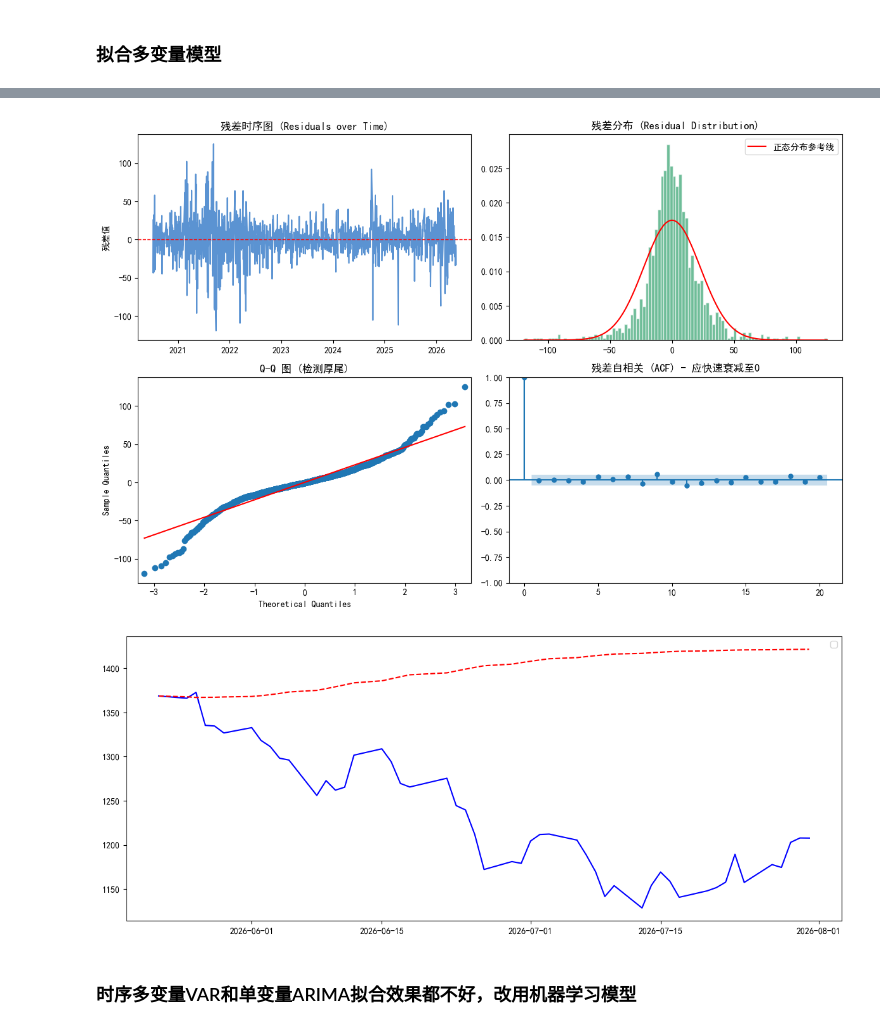
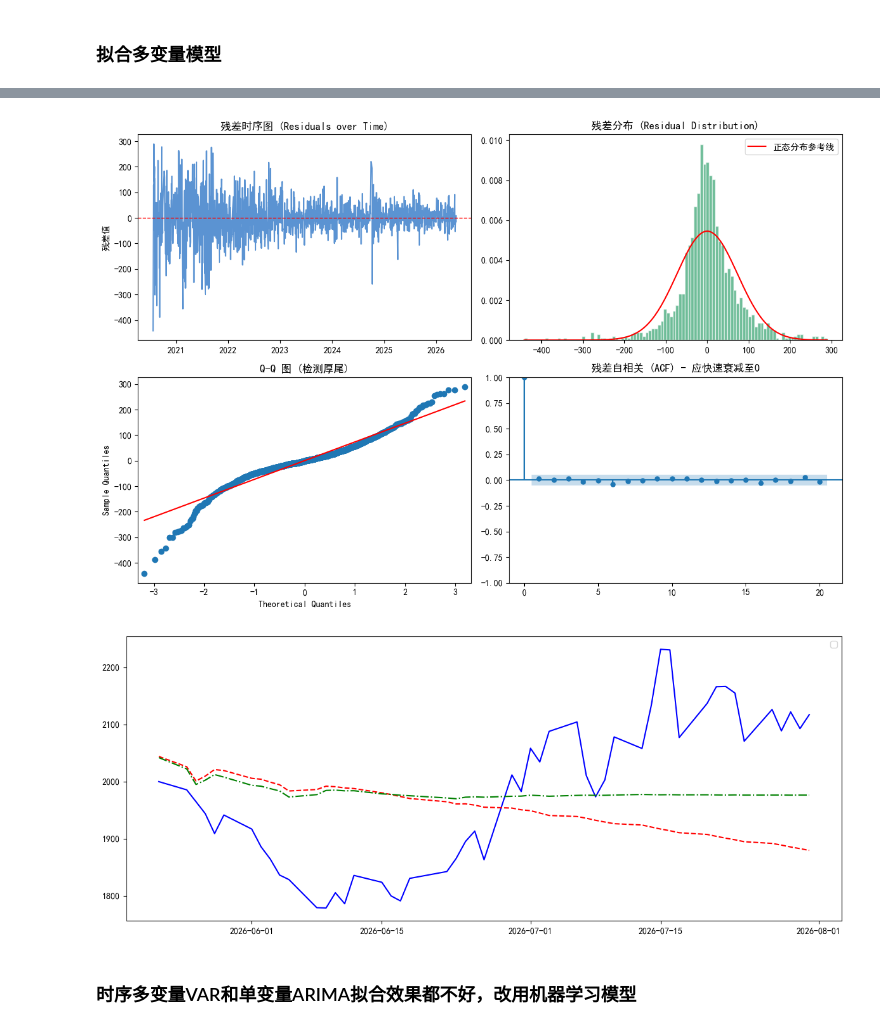
Before and after one commit to Simon-Wendy/analytical, a Jupyter notebook: HealthcareSector/code/healthcareSector.ipynb, the cells around one changed output, grey strips where cells are left out. Drawn from its saved outputs; the diff is of its cells as text; code cells hidden in the pictures.

```diff
--- a/HealthcareSector/code/healthcareSector.ipynb
+++ b/HealthcareSector/code/healthcareSector.ipynb
@@ -42,10 +43,10 @@ plt.rcParams['axes.unicode_minus'] = False    # 正确显示负号
 import warnings
 warnings.filterwarnings('ignore')
 # %%
-# 获取交易股票数据
+# 获取交易股票数据 - 中证生物医药
 lg = bs.login()
 rs = bs.query_history_k_data_plus(
-    "sz.399440",  # 上海市场需加 sh. 前缀
+    "sz.399441",  # 上海市场需加 sh. 前缀
     "date,open,high,low,close,volume",
     start_date="2020-01-01",
     end_date="2026-7-31"
@@ -767,7 +768,7 @@ def adf_test(series,name):
            }
 # %%
 # 平稳性检验-原始序列
-val_data = data[['close', 'volume', 'rsi14', 'macd', 'boll_width_20', 'volatility_20']].copy()
+val_data = data[['close', 'volume', 'rsi14', 'boll_width_20', 'volatility_20']].copy()
 adf_results_original = []
 for col in val_data.columns:
     adf_results_original.append(adf_test(val_data[col],col))
@@ -996,18 +1075,19 @@ plt.savefig(r'../data/var_resid.png')
 plt.tight_layout()
 plt.show()
 # %% [output]
-[figure, old version]
+[figure, new version]
 # %%
 x = val_data_diff.iloc[-backtest_steps:].index
 y2 = backtest_pred
 y1 = actual_test
+y3 = vecm_bt_pred
 fig,ax = plt.subplots(figsize=(12,5))
-ax.plot(x,y1,'b',x,y2,'r--')
+ax.plot(x,y1,'b',x,y2,'r--',x,y3,'g-.')
 ax.legend()
 plt.tight_layout()
 plt.show()
 # %% [output]
-[figure, old version]
+[figure, new version]
 # %% [markdown]
 ### 时序多变量VAR和单变量ARIMA拟合效果都不好，改用机器学习模型
 # %%
```
Also changed, not shown: parts of 59 cells of this notebook, 14 other files.
